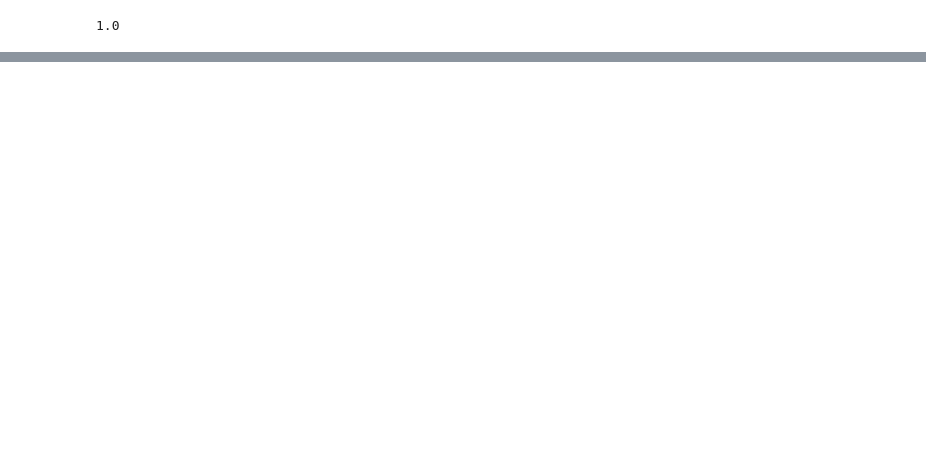
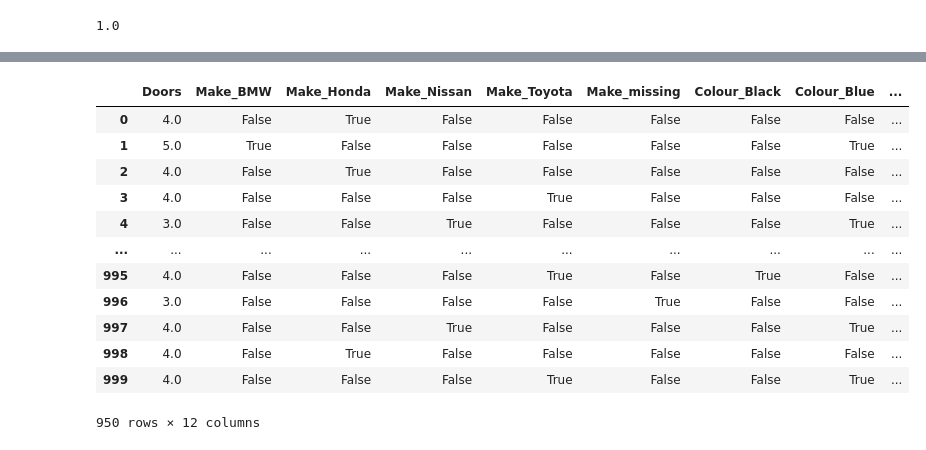
Before and after one commit to mikee254/mikee254, a Jupyter notebook: scikit_learning.ipynb, the cells around one changed output, grey strips where cells are left out. Saved outputs shown, nothing was run; the diff lists cells and outputs as text; code cells hidden in the pictures; blank space fills up the shorter version.

```diff
--- a/scikit_learning.ipynb
+++ b/scikit_learning.ipynb
@@ -247,0 +356,4 @@ loaded_model.score(x_test,y_test)
+# %%
+# import car sales missing data
+carsalesmissing=pd.read_csv("https://raw.githubusercontent.com/mrdbourke/zero-to-mastery-ml/master/data/car-sales-extended-missing-data.csv")
+carsalesmissing.head()
@@ -247,0 +421,8 @@ loaded_model.score(x_test,y_test)
+# %%
+carsalesmissing["Make"].fillna("missing", inplace=True)
+# Fill the "colour" column
+carsalesmissing["Colour"].fillna("missing", inplace=True)
+# Fill the "Odometer (KM)" column
+carsalesmissing["Odometer (KM)"].fillna(carsalesmissing["Odometer (KM)"].mean(),inplace=True)
+# Fill the "Doors" column
+carsalesmissing["Doors"].fillna(4,inplace=True)
@@ -247,0 +440,4 @@ loaded_model.score(x_test,y_test)
+# %%
+# Remove rows with missing price value
+carsalesmissing.dropna(inplace=True)
+carsalesmissing.isna().sum()
@@ -247,0 +456,3 @@ loaded_model.score(x_test,y_test)
+# %%
+x=carsalesmissing.drop("Price",axis=1)
+y=carsalesmissing["Price"]
@@ -247,0 +553,17 @@ loaded_model.score(x_test,y_test)
+# %%
+dummies=pd.get_dummies(x[["Make","Colour","Doors"]])
+dummies
+# %% [output]
+|  | Doors | Make_BMW | Make_Honda | Make_Nissan | Make_Toyota | Make_missing | Colour_Black | Colour_Blue | ... |
+| 0 | 4.0 | False | True | False | False | False | False | False | ... |
+| 1 | 5.0 | True | False | False | False | False | False | True | ... |
+| 2 | 4.0 | False | True | False | False | False | False | False | ... |
+| 3 | 4.0 | False | False | False | True | False | False | False | ... |
+| 4 | 3.0 | False | False | True | False | False | False | True | ... |
+| ... | ... | ... | ... | ... | ... | ... | ... | ... | ... |
+| 995 | 4.0 | False | False | False | True | False | True | False | ... |
+| 996 | 3.0 | False | False | False | False | True | False | False | ... |
+| 997 | 4.0 | False | False | True | False | False | False | True | ... |
+| 998 | 4.0 | False | True | False | False | False | False | False | ... |
+| 999 | 4.0 | False | False | False | True | False | False | True | ... |
+950 rows × 12 columns
```
Also changed, not shown: parts of 267 cells of this notebook.
